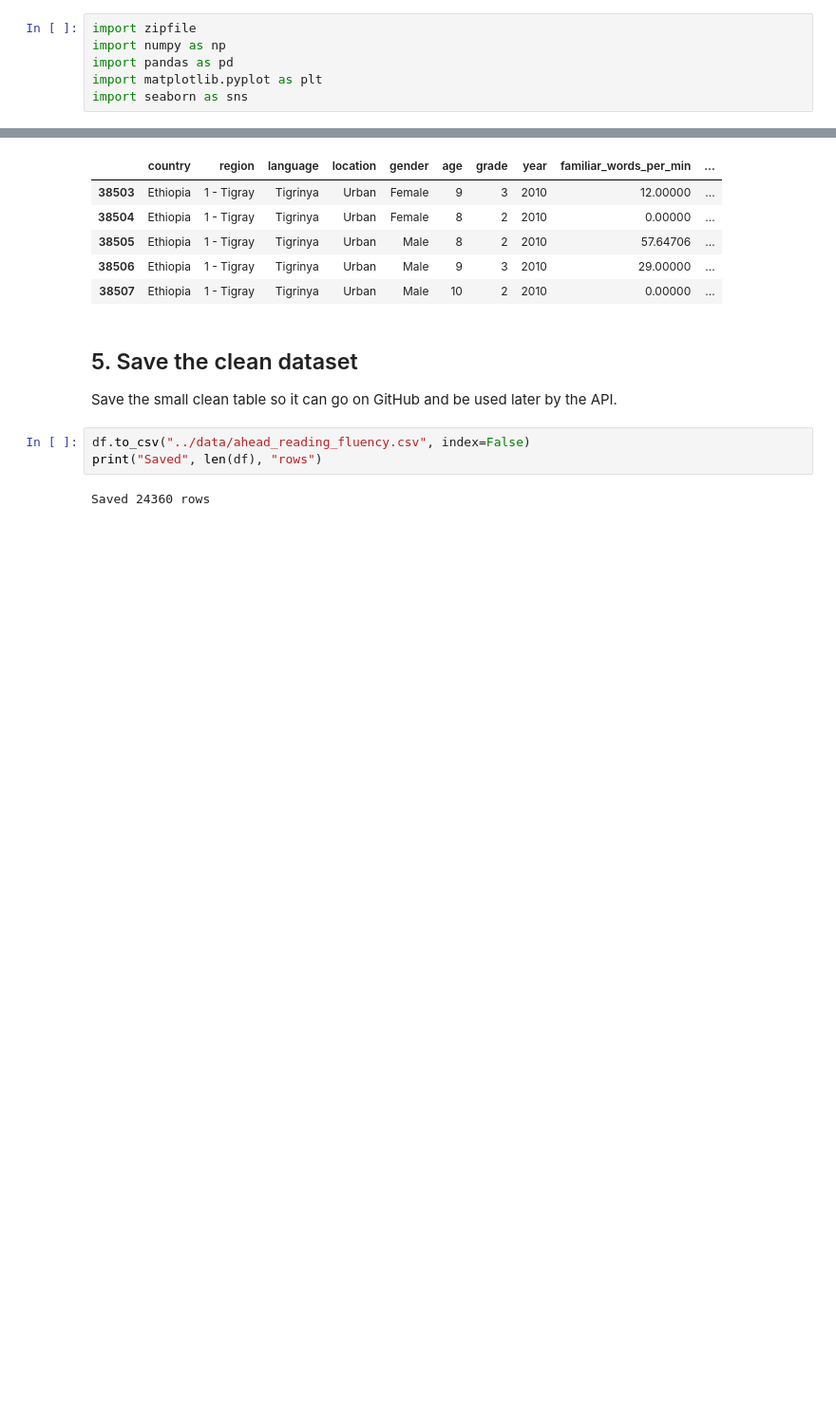
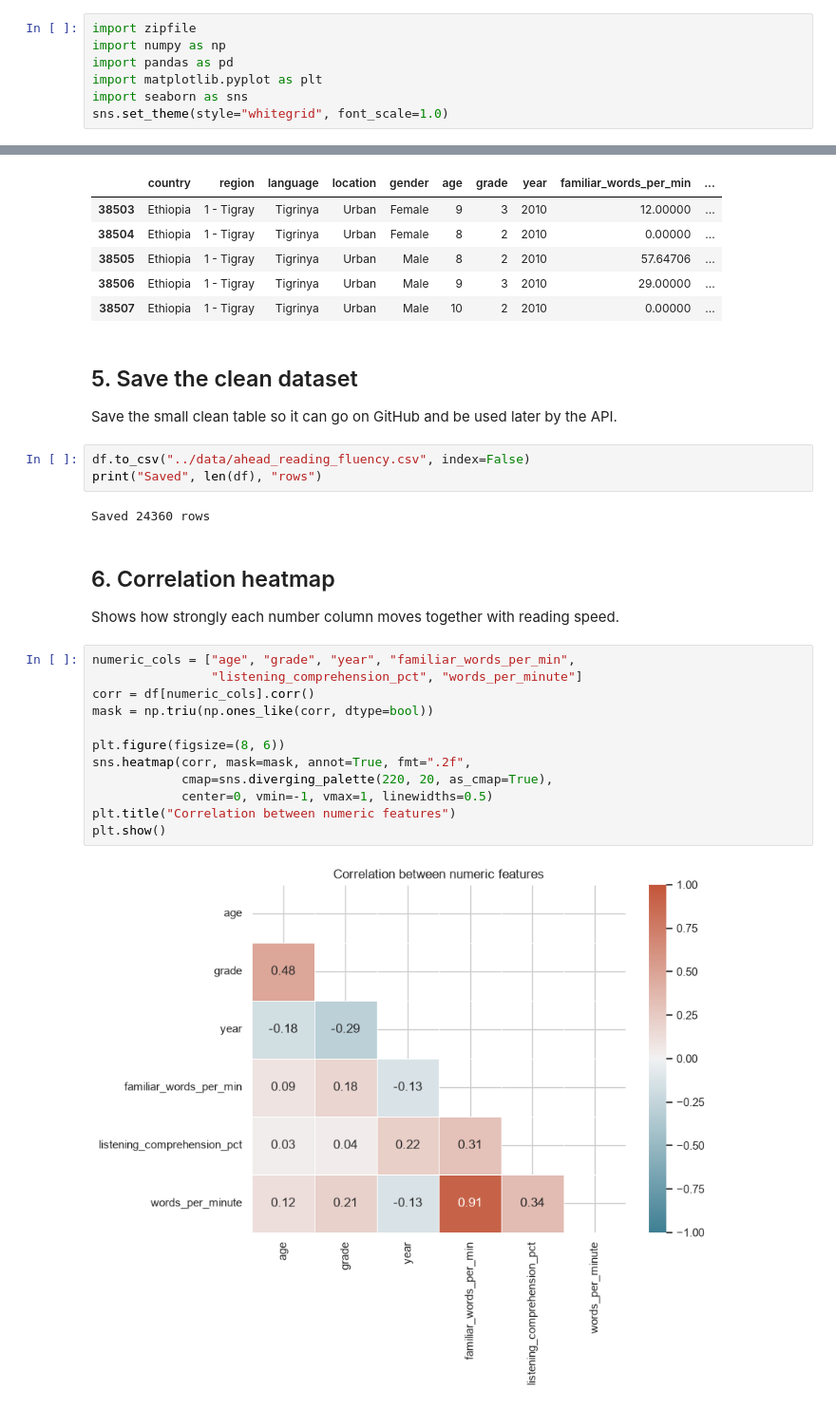
Before and after one commit to ishejaladouce/linear_regression_model, a Jupyter notebook: summative/linear_regression/multivariate.ipynb, the cells around one changed output, grey strips where cells are left out. Shown at 95% size. Drawn from its saved outputs; the diff is of its cells as text; blank space fills up the shorter version.

Commit message:
Add correlation heatmap and chart styling

```diff
--- a/summative/linear_regression/multivariate.ipynb
+++ b/summative/linear_regression/multivariate.ipynb
@@ -15,6 +15,7 @@ import numpy as np
 import pandas as pd
 import matplotlib.pyplot as plt
 import seaborn as sns
+sns.set_theme(style="whitegrid", font_scale=1.0)
 # %% [markdown]
 ## 2. Load the data
 Load only the 11 columns I need, in small chunks, because the file is very large.
@@ -94,3 +95,20 @@ df.to_csv("../data/ahead_reading_fluency.csv", index=False)
 print("Saved", len(df), "rows")
 # %% [output]
 Saved 24360 rows
+# %% [markdown]
+## 6. Correlation heatmap
+Shows how strongly each number column moves together with reading speed.
+# %%
+numeric_cols = ["age", "grade", "year", "familiar_words_per_min",
+                "listening_comprehension_pct", "words_per_minute"]
+corr = df[numeric_cols].corr()
+mask = np.triu(np.ones_like(corr, dtype=bool))
+
+plt.figure(figsize=(8, 6))
+sns.heatmap(corr, mask=mask, annot=True, fmt=".2f",
+            cmap=sns.diverging_palette(220, 20, as_cmap=True),
+            center=0, vmin=-1, vmax=1, linewidths=0.5)
+plt.title("Correlation between numeric features")
+plt.show()
+# %% [output]
+[figure, added]
```
